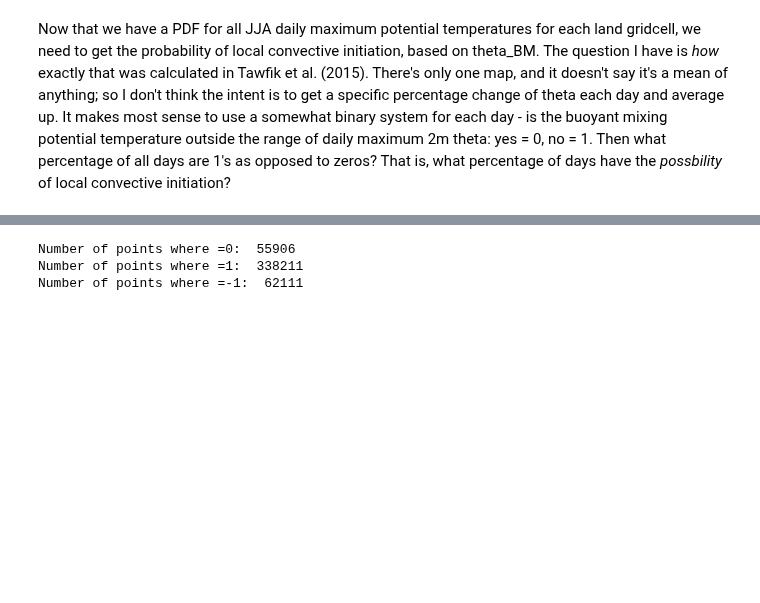
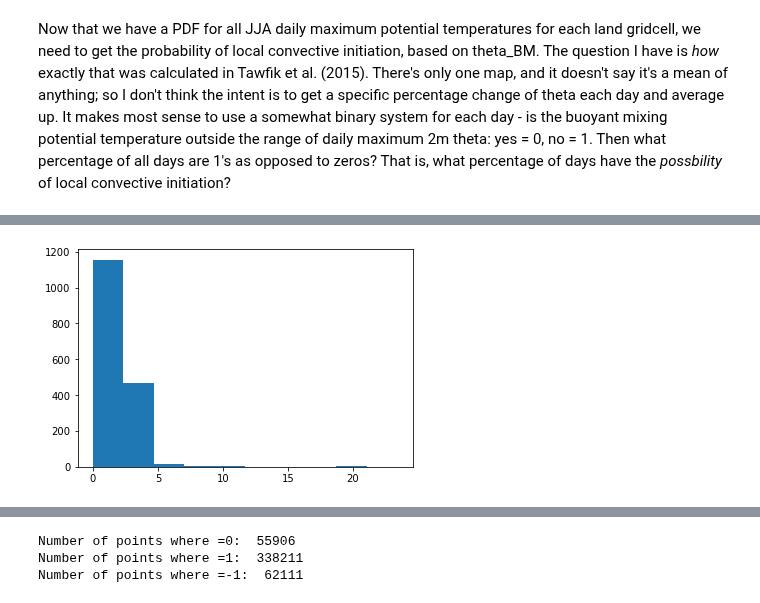
Before and after one commit to megandevlan/Coupling_CAM6CLM5, a Jupyter notebook: HCF.ipynb, the cells around one changed output, grey strips where cells are left out. Cells and saved outputs as stored; diff of their text form; code cells hidden in the pictures; blank space fills up the shorter version.

```diff
--- a/HCF.ipynb
+++ b/HCF.ipynb
@@ -1429 +1450,6 @@ plt.show()
+# %%
+plt.hist(np.nanmean(CIplausPct_CLM5,axis=0).reshape(len(lat)*len(lon)))
+plt.show()
+# %% [output]
+[figure, added]
 # %%
```
Also changed, not shown: parts of 15 cells of this notebook.
